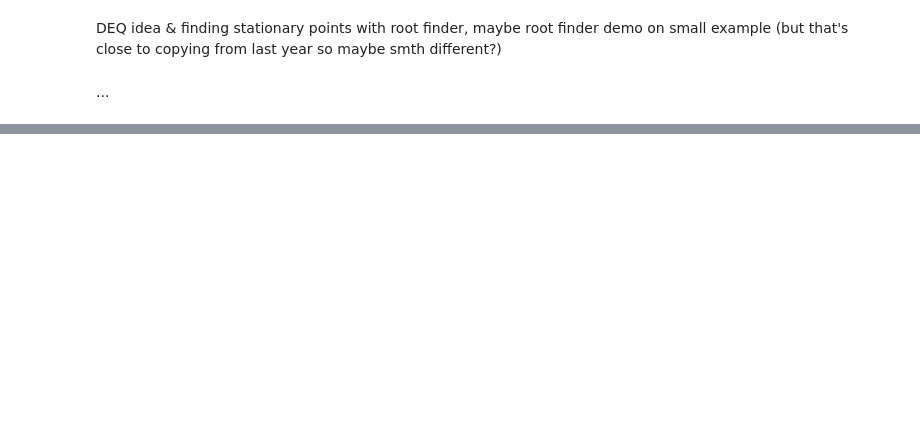
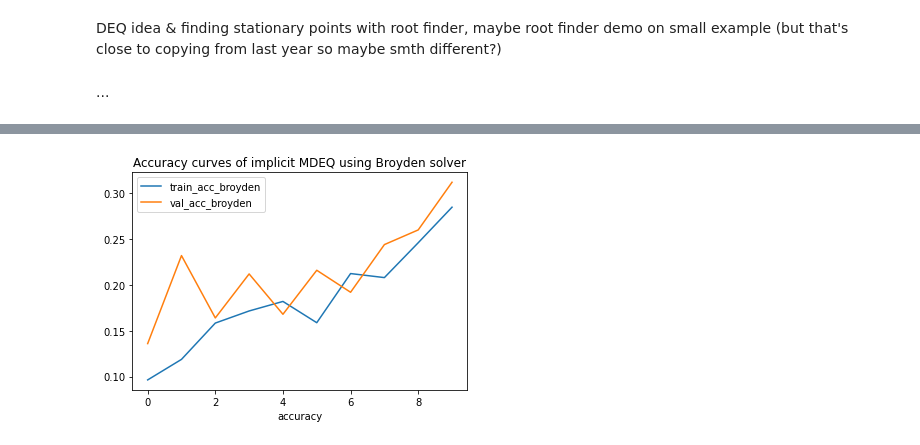
Before and after one commit to adamoyoung/deq-colab, a Jupyter notebook: deq-colab.ipynb, the cells around one changed output, grey strips where cells are left out. Drawn from its saved outputs; the diff is of its cells as text; code cells hidden in the pictures; blank space fills up the shorter version.

```diff
--- a/deq-colab.ipynb
+++ b/deq-colab.ipynb
@@ -977,0 +980,15 @@ KeyboardInterrupt: ignored
+# %%
+# create data
+train_acc_broyden = broyden_results['train_acc_vals']
+val_acc_broyden = broyden_results['val_acc_vals']
+
+# plot lines
+plt.plot(epochs, train_acc_broyden, label = "train_acc_broyden")
+plt.plot(epochs, val_acc_broyden, label = "val_acc_broyden")
+plt.xlabel("epoch")
+plt.xlabel("accuracy")
+plt.title("Accuracy curves of implicit MDEQ using Broyden solver")
+plt.legend()
+plt.show()
+# %% [output]
+[figure, added]
```
Also changed, not shown: parts of 13 cells of this notebook.
